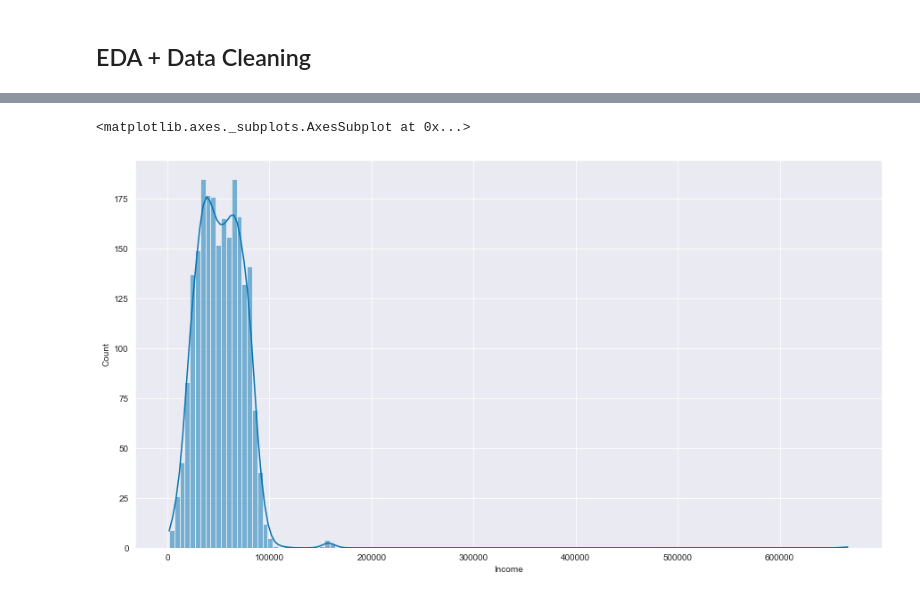
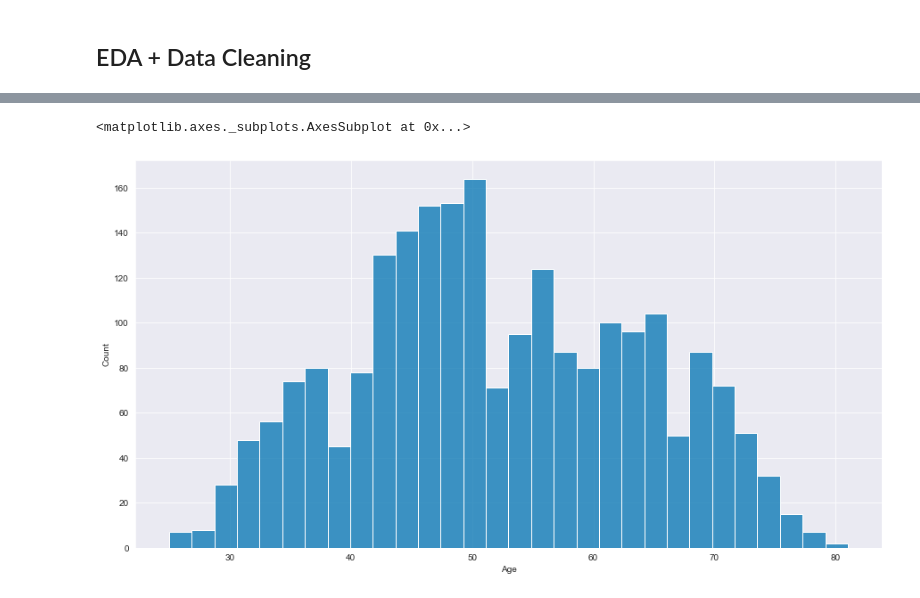
Before and after one commit to jkaikong/Customer_Analysis, a Jupyter notebook: Customer_Personality_Analysis.ipynb, the cells around one changed output, grey strips where cells are left out. Cells and saved outputs as stored; diff of their text form; code cells hidden in the pictures.

```diff
--- a/Customer_Personality_Analysis.ipynb
+++ b/Customer_Personality_Analysis.ipynb
@@ -161,0 +286,16 @@ sns.heatmap(data=df.isnull(), yticklabels=False, cbar=False)
+# %%
+def filling_miss_income(x):
+    Education = x[0]
+    Income = x[1]
+
+    if pd.isnull(Income):
+        if Education == '1st_Cycle':
+            return 20744.0
+        elif Education == '2nd_Cycle':
+            return 51111.0
+        else:
+            return 55185.0
+    else:
+        return Income
+# %%
+df['Income'] = df[['Education', 'Income']].apply(filling_miss_income, axis=1)
@@ -161,0 +308,2 @@ sns.heatmap(data=df.isnull(), yticklabels=False, cbar=False)
+# %%
+df.Dt_Customer = pd.to_datetime(df.Dt_Customer)
@@ -161,0 +330,3 @@ sns.heatmap(data=df.isnull(), yticklabels=False, cbar=False)
+# %%
+df.drop(['Kidhome', 'Teenhome', 'AcceptedCmp3', 'AcceptedCmp4', 'AcceptedCmp5', 'AcceptedCmp1', 'AcceptedCmp2',
+        'Response'], axis=1, inplace=True)
@@ -162,6 +350,6 @@ sns.heatmap(data=df.isnull(), yticklabels=False, cbar=False)
 # %%
 rcParams['figure.figsize'] = 15, 8
-sns.histplot(df.Income, kde=True)
+sns.histplot(data=df, x='Age', bins=30)
 # %% [output]
 <matplotlib.axes._subplots.AxesSubplot at 0x...>
-[figure, old version]
+[figure, new version]
```
Also changed, not shown: parts of 39 cells of this notebook.
